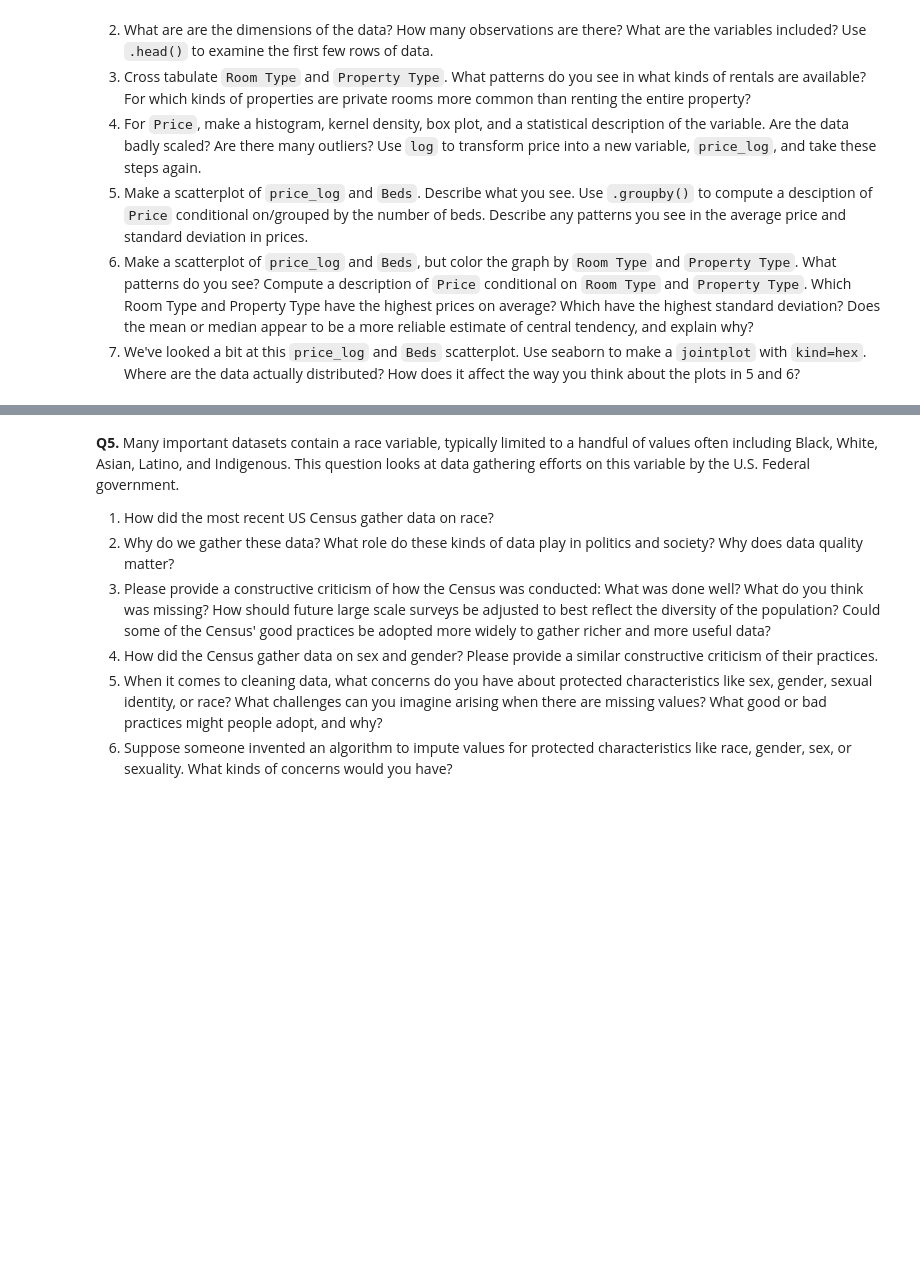
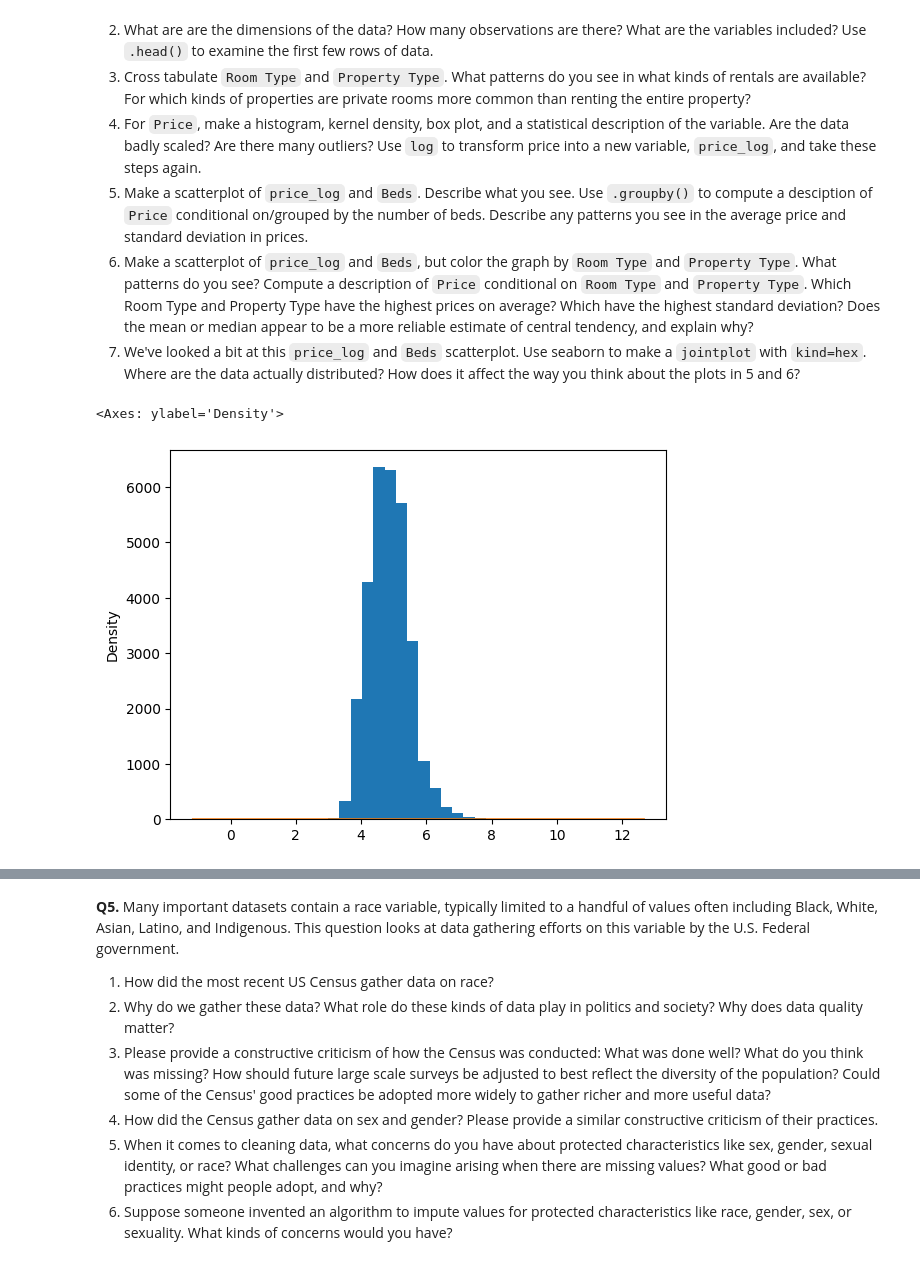
Before and after one commit to wdgstl/assignment2, a Jupyter notebook: WDG_assignment2.ipynb, the cells around one changed output, grey strips where cells are left out. Cells and saved outputs as stored; diff of their text form; code cells hidden in the pictures; blank space fills up the shorter version.

```diff
--- a/WDG_assignment2.ipynb
+++ b/WDG_assignment2.ipynb
@@ -230,0 +243,9 @@ The "relevant" variables for this question are:
+# %%
+#Question 4
+#print(airbnb_df['Price'].hist(bins = 50))
+
+airbnb_df['Price_log'] = np.log(airbnb_df['Price'])
+airbnb_df.loc[airbnb_df['Price_log']>0,'Price_log'].hist(bins=20,grid=False)
+# %% [output]
+<Axes: ylabel='Density'>
+[figure, added]
```
Also changed, not shown: parts of 11 cells of this notebook.
